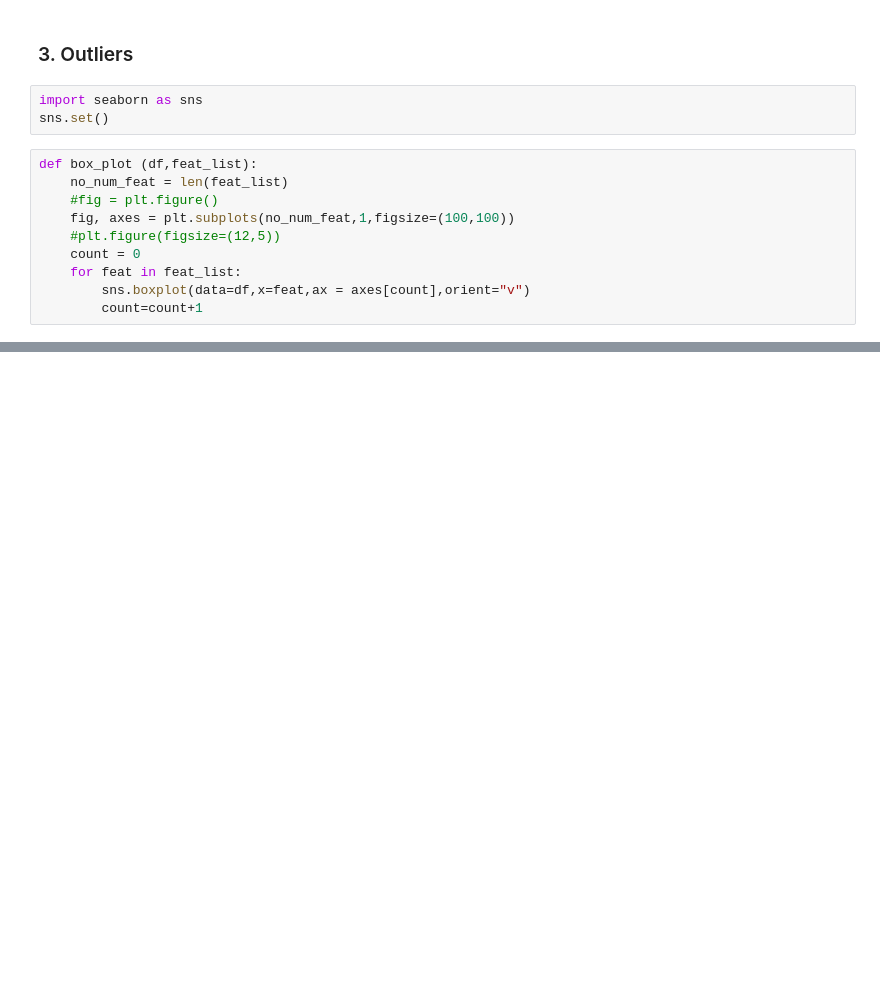
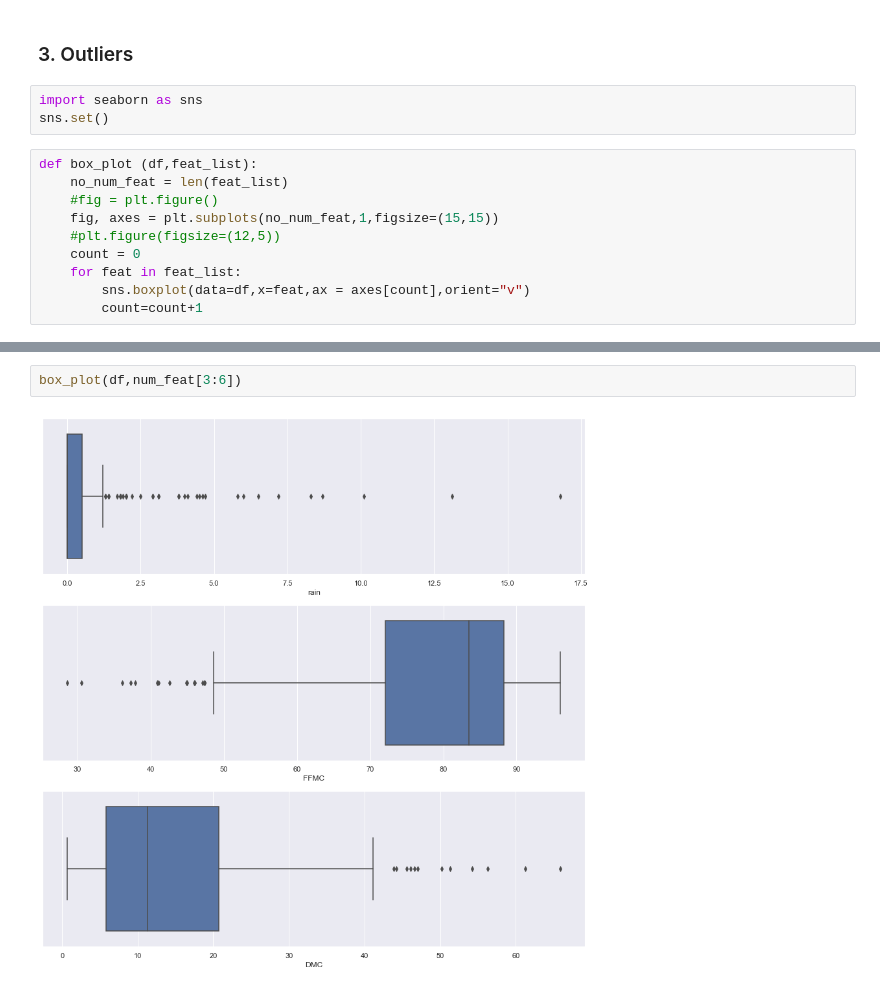
Before and after one commit to sreeman-11021996/iNeuron_Ass, a Jupyter notebook: 00. Assignments/home-work/05. End-to-End 29-05-2022/Algerian Forest Fires ML.ipynb, the cells around one changed output, grey strips where cells are left out. Saved outputs shown, nothing was run; the diff lists cells and outputs as text; blank space fills up the shorter version.

```diff
--- a/00. Assignments/home-work/05. End-to-End 29-05-2022/Algerian Forest Fires ML.ipynb
+++ b/00. Assignments/home-work/05. End-to-End 29-05-2022/Algerian Forest Fires ML.ipynb
@@ -440,7 +440,7 @@ sns.set()
 def box_plot (df,feat_list):
     no_num_feat = len(feat_list)
     #fig = plt.figure()
-    fig, axes = plt.subplots(no_num_feat,1,figsize=(100,100))
+    fig, axes = plt.subplots(no_num_feat,1,figsize=(15,15))
     #plt.figure(figsize=(12,5))
     count = 0
     for feat in feat_list:
@@ -494,0 +461,4 @@ sns.boxplot(df["DC"])
+# %%
+box_plot(df,num_feat[3:6])
+# %% [output]
+[figure, added]
```
Also changed, not shown: parts of 20 cells of this notebook, 1 other file.
